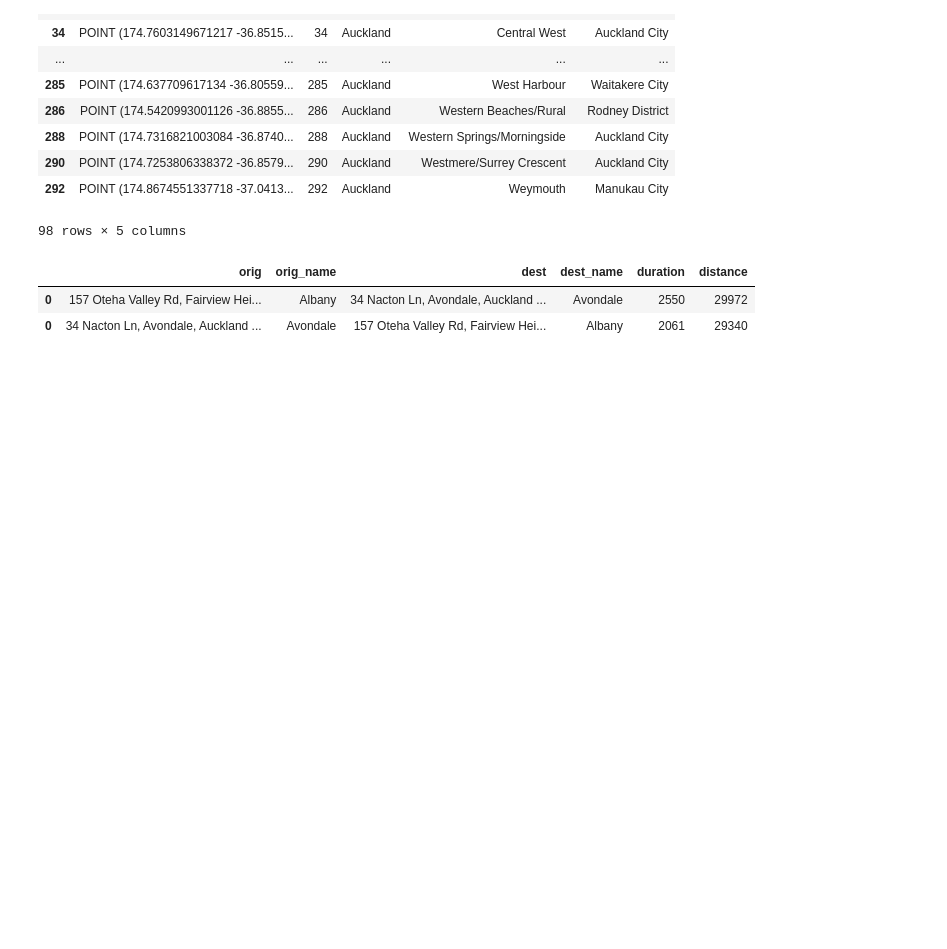
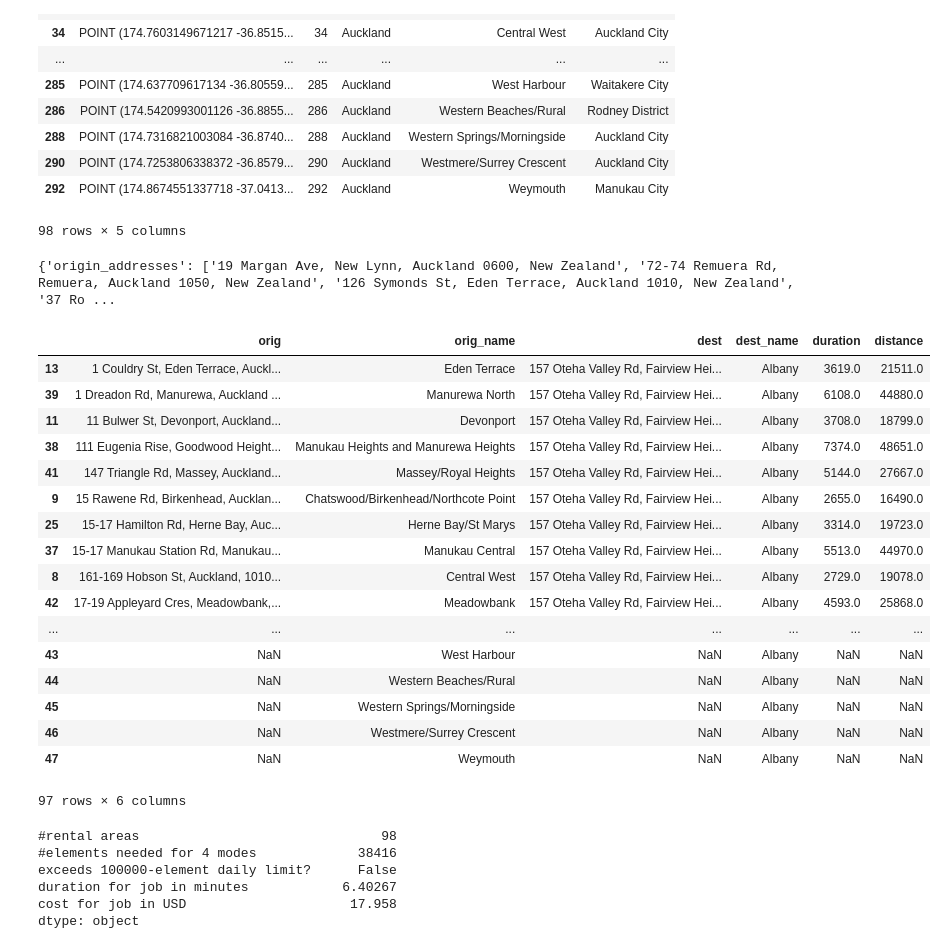
Before and after one commit to araichev/affordability_nz, a Jupyter notebook: ipynb/prototyping.ipynb, the cells around one changed output. Cells and saved outputs as stored; diff of their text form; code cells hidden in the pictures; blank space fills up the shorter version.

Commit message:
Collected durations and distances for Auckland

```diff
--- a/ipynb/prototyping.ipynb
+++ b/ipynb/prototyping.ipynb
@@ -431,23 +482,47 @@ f
 # %%
 # Test some more
 departure_time = '2017-06-01 07:30'
-m = build_matrix(f[:2], mode='driving', departure_time=departure_time)
+m = build_matrix(f, mode='transit', departure_time=departure_time, chunk_size=50, key=get_secret('GOOGLE_API_KEY_SAEID'))
 m
 # %% [output]
+{'origin_addresses': ['19 Margan Ave, New Lynn, Auckland 0600, New Zealand', '72-74 Remuera Rd, Remuera, Auckland 1050, New Zealand', '126 Symonds St, Eden Terrace, Auckland 1010, New Zealand', '37 Ro ...
 |  | orig | orig_name | dest | dest_name | duration | distance |
-| 0 | 157 Oteha Valley Rd, Fairview Hei... | Albany | 34 Nacton Ln, Avondale, Auckland ... | Avondale | 2550 | 29972 |
-| 0 | 34 Nacton Ln, Avondale, Auckland ... | Avondale | 157 Oteha Valley Rd, Fairview Hei... | Albany | 2061 | 29340 |
+| 13 | 1 Couldry St, Eden Terrace, Auckl... | Eden Terrace | 157 Oteha Valley Rd, Fairview Hei... | Albany | 3619.0 | 21511.0 |
+| 39 | 1 Dreadon Rd, Manurewa, Auckland ... | Manurewa North | 157 Oteha Valley Rd, Fairview Hei... | Albany | 6108.0 | 44880.0 |
+| 11 | 11 Bulwer St, Devonport, Auckland... | Devonport | 157 Oteha Valley Rd, Fairview Hei... | Albany | 3708.0 | 18799.0 |
+| 38 | 111 Eugenia Rise, Goodwood Height... | Manukau Heights and Manurewa Heights | 157 Oteha Valley Rd, Fairview Hei... | Albany | 7374.0 | 48651.0 |
+| 41 | 147 Triangle Rd, Massey, Auckland... | Massey/Royal Heights | 157 Oteha Valley Rd, Fairview Hei... | Albany | 5144.0 | 27667.0 |
+| 9 | 15 Rawene Rd, Birkenhead, Aucklan... | Chatswood/Birkenhead/Northcote Point | 157 Oteha Valley Rd, Fairview Hei... | Albany | 2655.0 | 16490.0 |
+| 25 | 15-17 Hamilton Rd, Herne Bay, Auc... | Herne Bay/St Marys | 157 Oteha Valley Rd, Fairview Hei... | Albany | 3314.0 | 19723.0 |
+| 37 | 15-17 Manukau Station Rd, Manukau... | Manukau Central | 157 Oteha Valley Rd, Fairview Hei... | Albany | 5513.0 | 44970.0 |
+| 8 | 161-169 Hobson St, Auckland, 1010... | Central West | 157 Oteha Valley Rd, Fairview Hei... | Albany | 2729.0 | 19078.0 |
+| 42 | 17-19 Appleyard Cres, Meadowbank,... | Meadowbank | 157 Oteha Valley Rd, Fairview Hei... | Albany | 4593.0 | 25868.0 |
+| ... | ... | ... | ... | ... | ... | ... |
+| 43 | NaN | West Harbour | NaN | Albany | NaN | NaN |
+| 44 | NaN | Western Beaches/Rural | NaN | Albany | NaN | NaN |
+| 45 | NaN | Western Springs/Morningside | NaN | Albany | NaN | NaN |
+| 46 | NaN | Westmere/Surrey Crescent | NaN | Albany | NaN | NaN |
+| 47 | NaN | Weymouth | NaN | Albany | NaN | NaN |
+97 rows × 6 columns
 # %%
-# Estimate cost of query at 0.5/1000 USD/query over 2500 queries
+# Estimate cost of job at 0.5/1000 USD/element beyond 2500 elements
 def compute_google_cost(n):
     n = f.shape[0]
-    d = {}
+    d = OrderedDict()
     d['#rental areas'] = n
     N = 4*n**2
-    d['#queries needed for 4 modes'] = N
-    d['price for queries in USD'] = (N - 2500)*(0.5/1000)
-    d['exceeds 100000-query daily limit?'] = N > 100000
+    d['#elements needed for 4 modes'] = N
+    d['exceeds 100000-element daily limit?'] = N > 100000
+    d['duration for job in minutes'] = (N/100)/60
+    d['cost for job in USD'] = (N - 2500)*(0.5/1000)
     return pd.Series(d)
 
 compute_google_cost(f.shape[0])
+# %% [output]
+#rental areas                               98
+#elements needed for 4 modes             38416
+exceeds 100000-element daily limit?      False
+duration for job in minutes            6.40267
+cost for job in USD                     17.958
+dtype: object
 # %%
```
Also changed, not shown: parts of 8 cells of this notebook, 4 other files.
